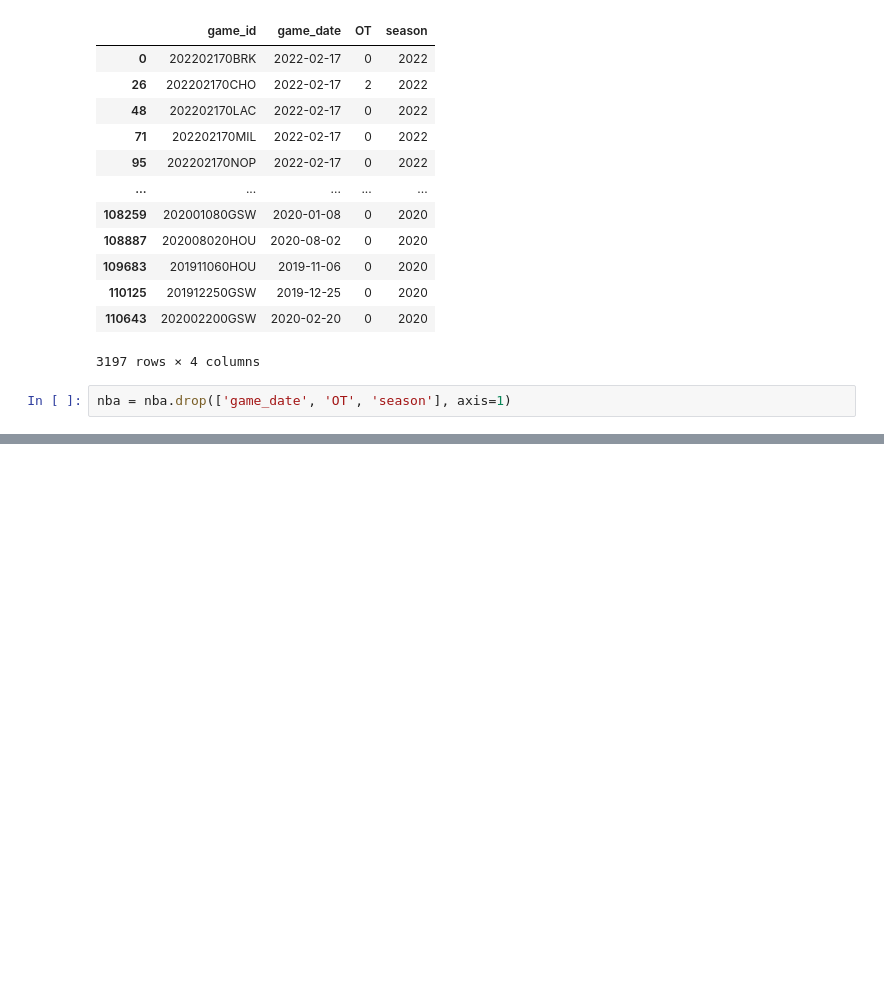
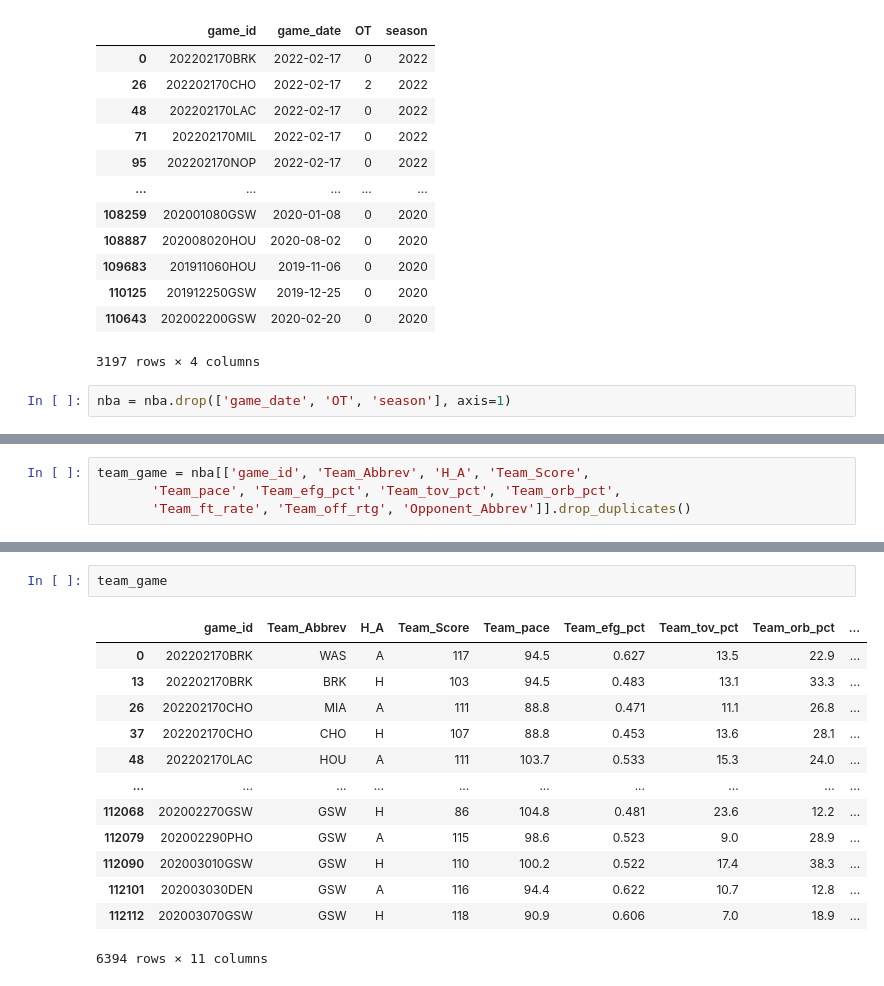
Before and after one commit to jkropko/contrans2023, a Jupyter notebook: nba.ipynb, the cells around one changed output, grey strips where cells are left out. Saved outputs shown, nothing was run; the diff lists cells and outputs as text; blank space fills up the shorter version.

```diff
--- a/nba.ipynb
+++ b/nba.ipynb
@@ -85,0 +133,4 @@ nba = nba.drop(['game_date', 'OT', 'season'], axis=1)
+# %%
+team_game = nba[['game_id', 'Team_Abbrev', 'H_A', 'Team_Score',
+       'Team_pace', 'Team_efg_pct', 'Team_tov_pct', 'Team_orb_pct',
+       'Team_ft_rate', 'Team_off_rtg', 'Opponent_Abbrev']].drop_duplicates()
@@ -85,0 +159,16 @@ nba = nba.drop(['game_date', 'OT', 'season'], axis=1)
+# %%
+team_game
+# %% [output]
+|  | game_id | Team_Abbrev | H_A | Team_Score | Team_pace | Team_efg_pct | Team_tov_pct | Team_orb_pct | ... |
+| 0 | 202202170BRK | WAS | A | 117 | 94.5 | 0.627 | 13.5 | 22.9 | ... |
+| 13 | 202202170BRK | BRK | H | 103 | 94.5 | 0.483 | 13.1 | 33.3 | ... |
+| 26 | 202202170CHO | MIA | A | 111 | 88.8 | 0.471 | 11.1 | 26.8 | ... |
+| 37 | 202202170CHO | CHO | H | 107 | 88.8 | 0.453 | 13.6 | 28.1 | ... |
+| 48 | 202202170LAC | HOU | A | 111 | 103.7 | 0.533 | 15.3 | 24.0 | ... |
+| ... | ... | ... | ... | ... | ... | ... | ... | ... | ... |
+| 112068 | 202002270GSW | GSW | H | 86 | 104.8 | 0.481 | 23.6 | 12.2 | ... |
+| 112079 | 202002290PHO | GSW | A | 115 | 98.6 | 0.523 | 9.0 | 28.9 | ... |
+| 112090 | 202003010GSW | GSW | H | 110 | 100.2 | 0.522 | 17.4 | 38.3 | ... |
+| 112101 | 202003030DEN | GSW | A | 116 | 94.4 | 0.622 | 10.7 | 12.8 | ... |
+| 112112 | 202003070GSW | GSW | H | 118 | 90.9 | 0.606 | 7.0 | 18.9 | ... |
+6394 rows × 11 columns
```
Also changed, not shown: parts of 10 cells of this notebook, 2 other files.
